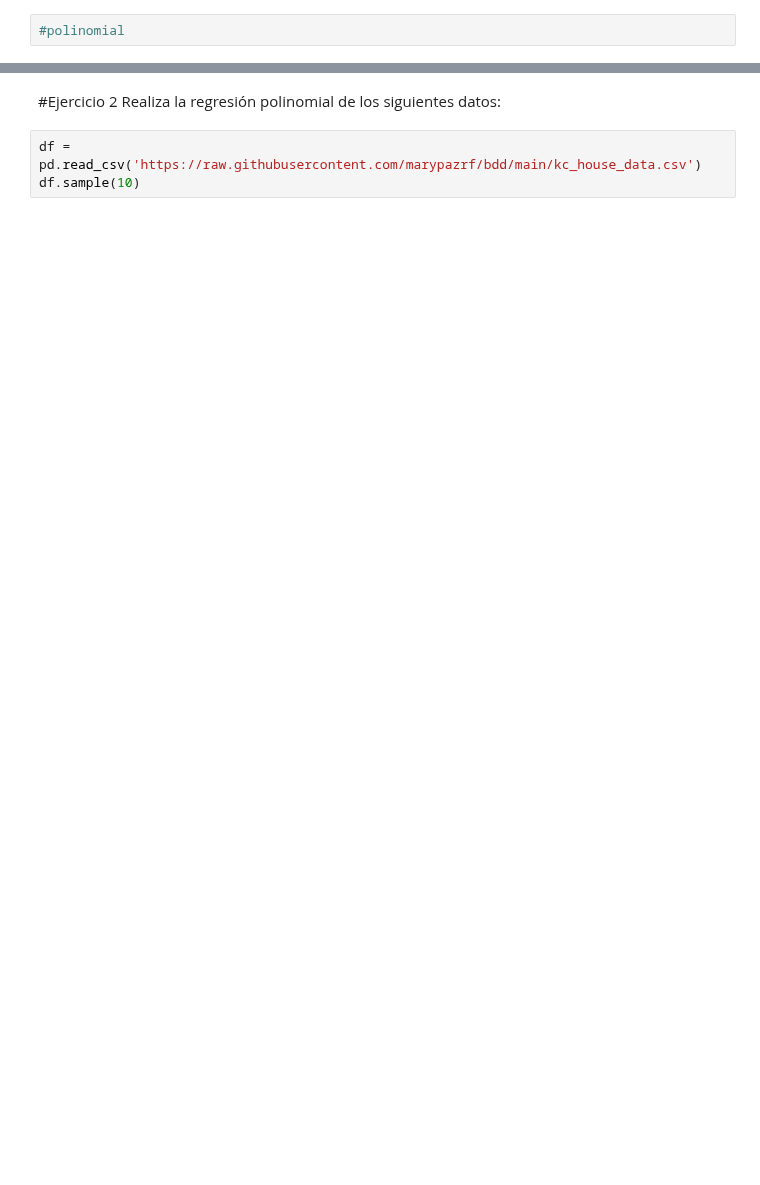
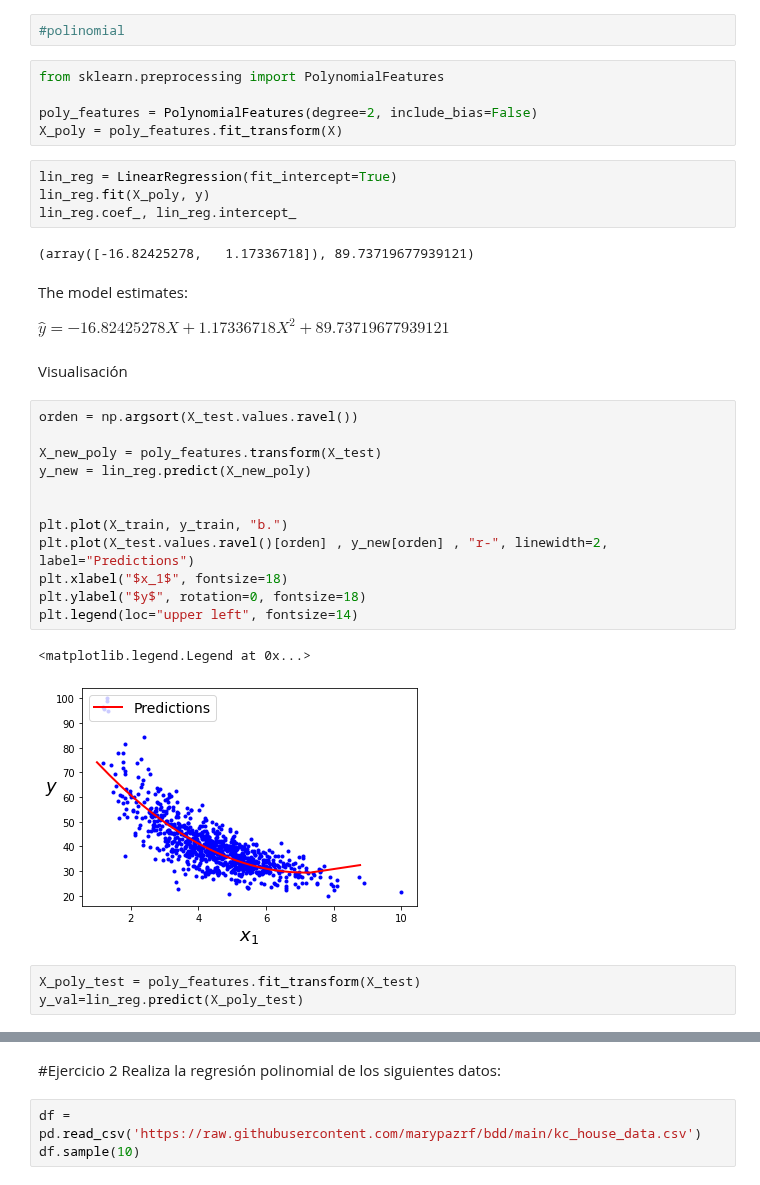
Before and after one commit to PosgradoMNA/actividades-de-aprendizaje-A01373377, a Jupyter notebook: TecMty_Regresion_lineal_polinomial.ipynb, the cells around one changed output, grey strips where cells are left out. Drawn from its saved outputs; the diff is of its cells as text; blank space fills up the shorter version.

```diff
--- a/TecMty_Regresion_lineal_polinomial.ipynb
+++ b/TecMty_Regresion_lineal_polinomial.ipynb
@@ -394,2 +407,37 @@ r2_score 0.6116251549562579
 # %%
 #polinomial
+# %%
+from sklearn.preprocessing import PolynomialFeatures
+
+poly_features = PolynomialFeatures(degree=2, include_bias=False)
+X_poly = poly_features.fit_transform(X)
+# %%
+lin_reg = LinearRegression(fit_intercept=True)
+lin_reg.fit(X_poly, y)
+lin_reg.coef_, lin_reg.intercept_
+# %% [output]
+(array([-16.82425278,   1.17336718]), 89.73719677939121)
+# %% [markdown]
+The model estimates:
+
+$\hat{y} =  -16.82425278X + 1.17336718X^2 + 89.73719677939121$
+# %% [markdown]
+Visualisación
+# %%
+orden = np.argsort(X_test.values.ravel())
+
+X_new_poly = poly_features.transform(X_test)
+y_new = lin_reg.predict(X_new_poly)
+
+
+plt.plot(X_train, y_train, "b.")
+plt.plot(X_test.values.ravel()[orden] , y_new[orden] , "r-", linewidth=2, label="Predictions")
+plt.xlabel("$x_1$", fontsize=18)
+plt.ylabel("$y$", rotation=0, fontsize=18)
+plt.legend(loc="upper left", fontsize=14)
+# %% [output]
+<matplotlib.legend.Legend at 0x...>
+[figure, added]
+# %%
+X_poly_test = poly_features.fit_transform(X_test)
+y_val=lin_reg.predict(X_poly_test)
```
Also changed, not shown: parts of 22 cells of this notebook.
